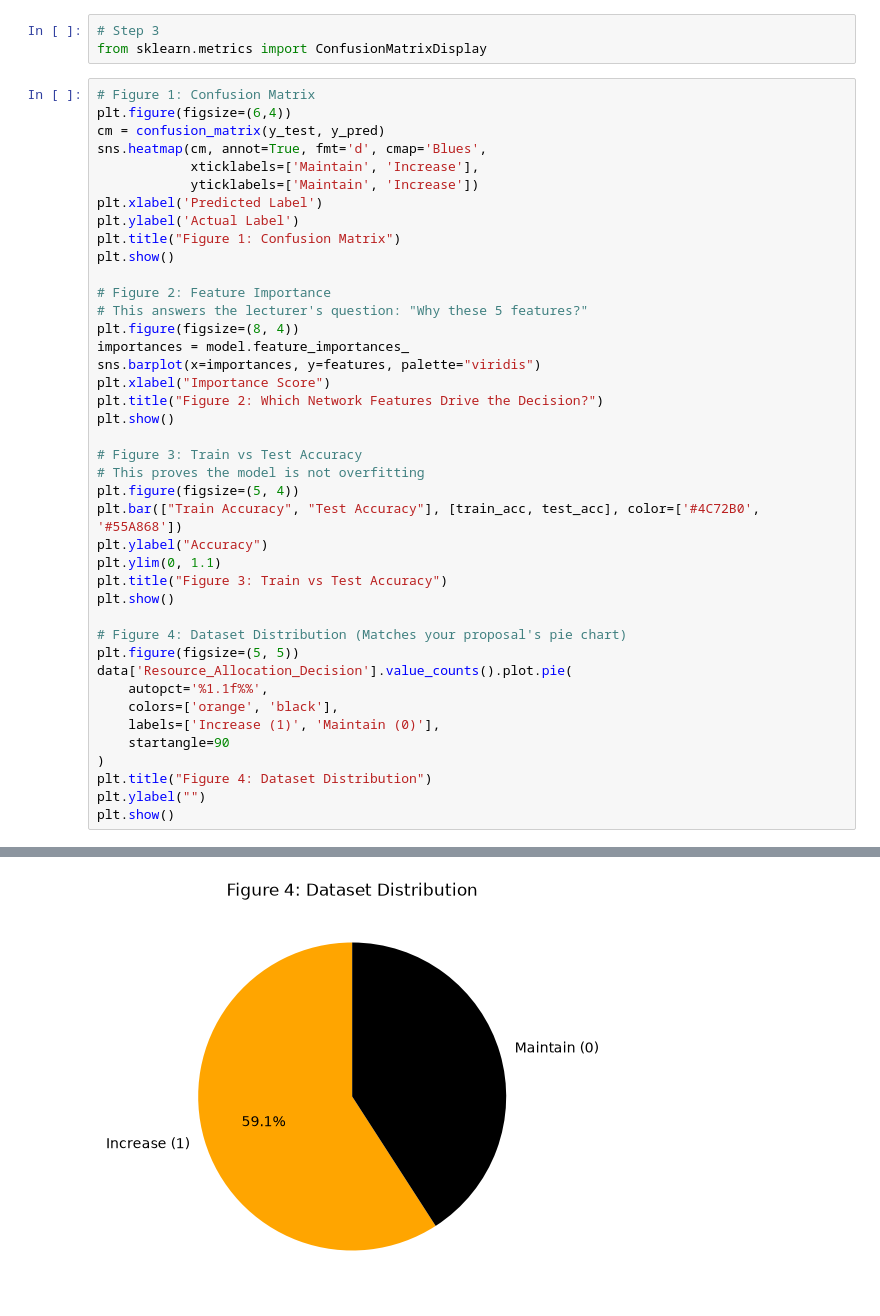
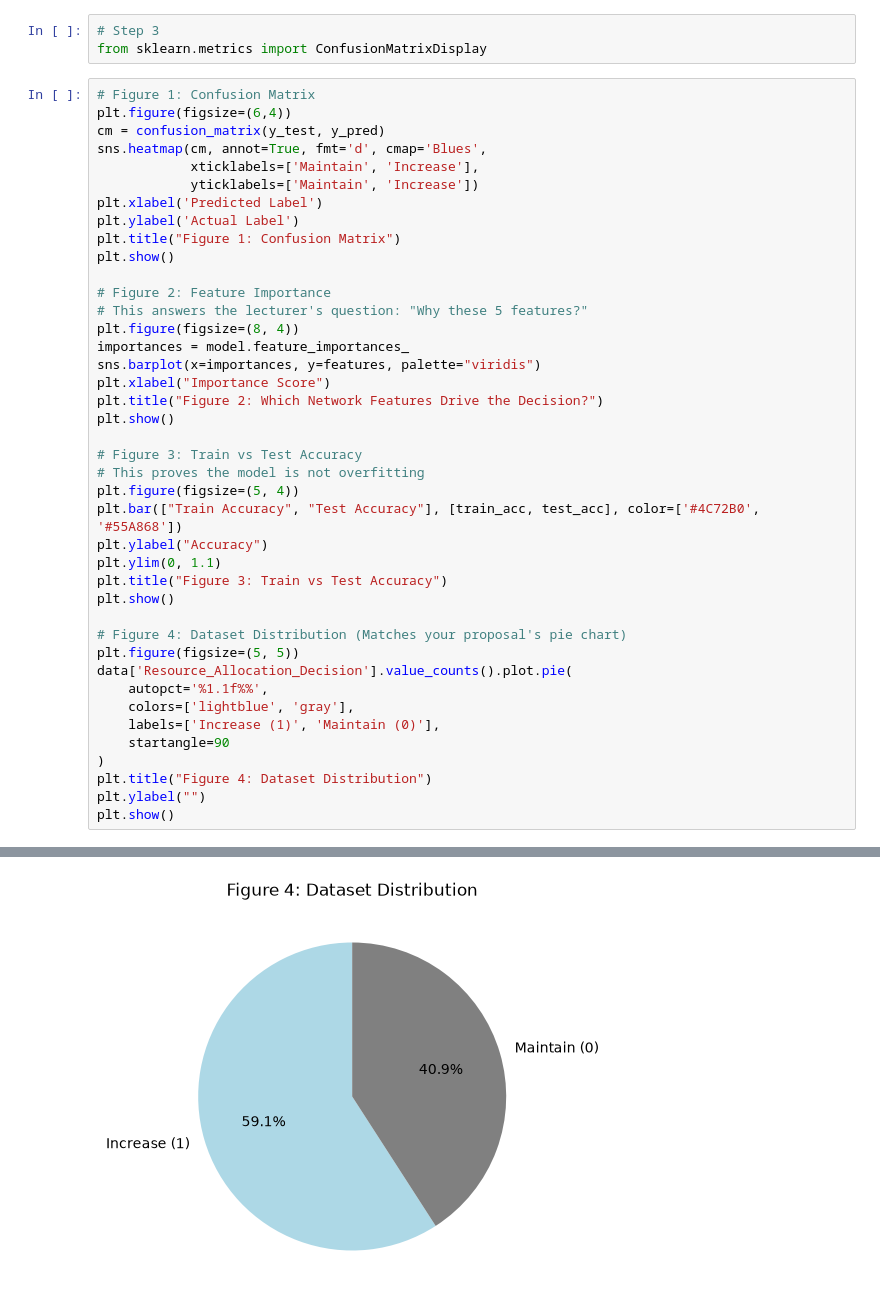
Before and after one commit to phameymey248-maker/Machine-learning, a Jupyter notebook: ml_project.ipynb, the cells around one changed output, grey strips where cells are left out. Saved outputs shown, nothing was run; the diff lists cells and outputs as text.

```diff
--- a/ml_project.ipynb
+++ b/ml_project.ipynb
@@ -164,32 +165,32 @@ sns.barplot(x=importances, y=features, palette="viridis")
 plt.xlabel("Importance Score")
 plt.title("Figure 2: Which Network Features Drive the Decision?")
 plt.show()
 
 # Figure 3: Train vs Test Accuracy
 # This proves the model is not overfitting
 plt.figure(figsize=(5, 4))
 plt.bar(["Train Accuracy", "Test Accuracy"], [train_acc, test_acc], color=['#4C72B0', '#55A868'])
 plt.ylabel("Accuracy")
 plt.ylim(0, 1.1)
 plt.title("Figure 3: Train vs Test Accuracy")
 plt.show()
 
 # Figure 4: Dataset Distribution (Matches your proposal's pie chart)
 plt.figure(figsize=(5, 5))
 data['Resource_Allocation_Decision'].value_counts().plot.pie(
     autopct='%1.1f%%',
-    colors=['orange', 'black'],
+    colors=['lightblue', 'gray'],
     labels=['Increase (1)', 'Maintain (0)'],
     startangle=90
 )
 plt.title("Figure 4: Dataset Distribution")
 plt.ylabel("")
 plt.show()
 # %% [output]
 [figure]
 Passing `palette` without assigning `hue` is deprecated and will be removed in v0.14.0. Assign the `y` variable to `hue` and set `legend=False` for the same effect.
 
   sns.barplot(x=importances, y=features, palette="viridis")
 [figure]
 [figure]
-[figure, old version]
+[figure, new version]
```
Also changed, not shown: parts of 1 cell of this notebook, 2 other files.
